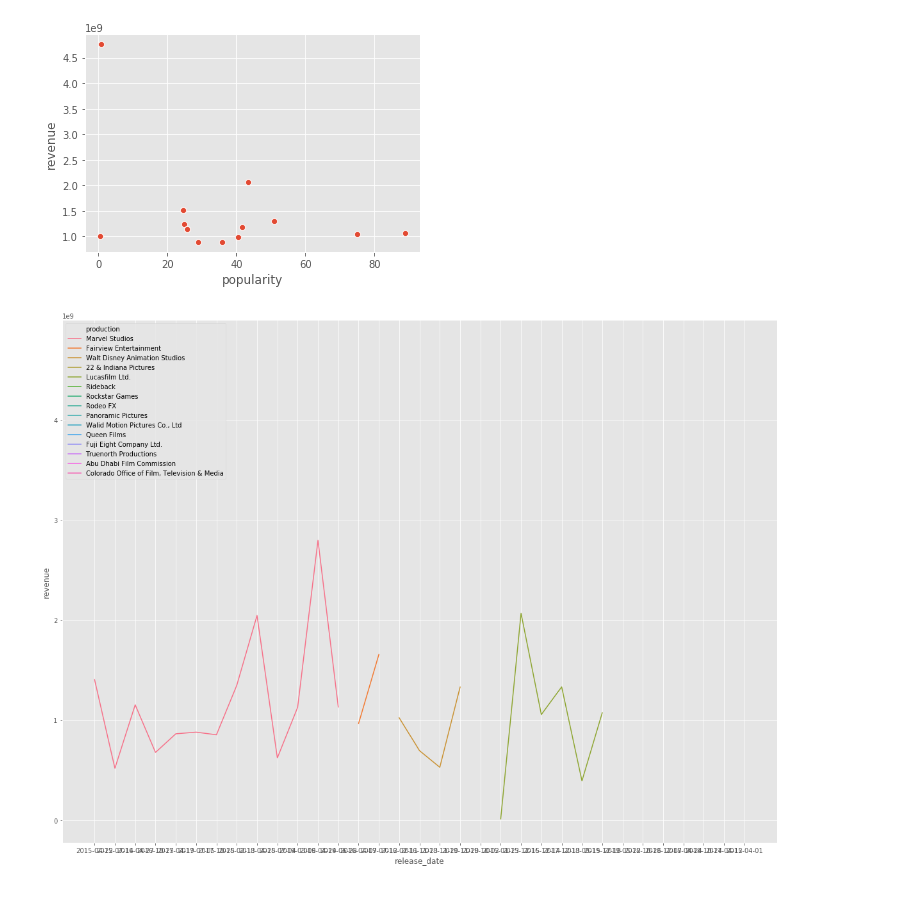
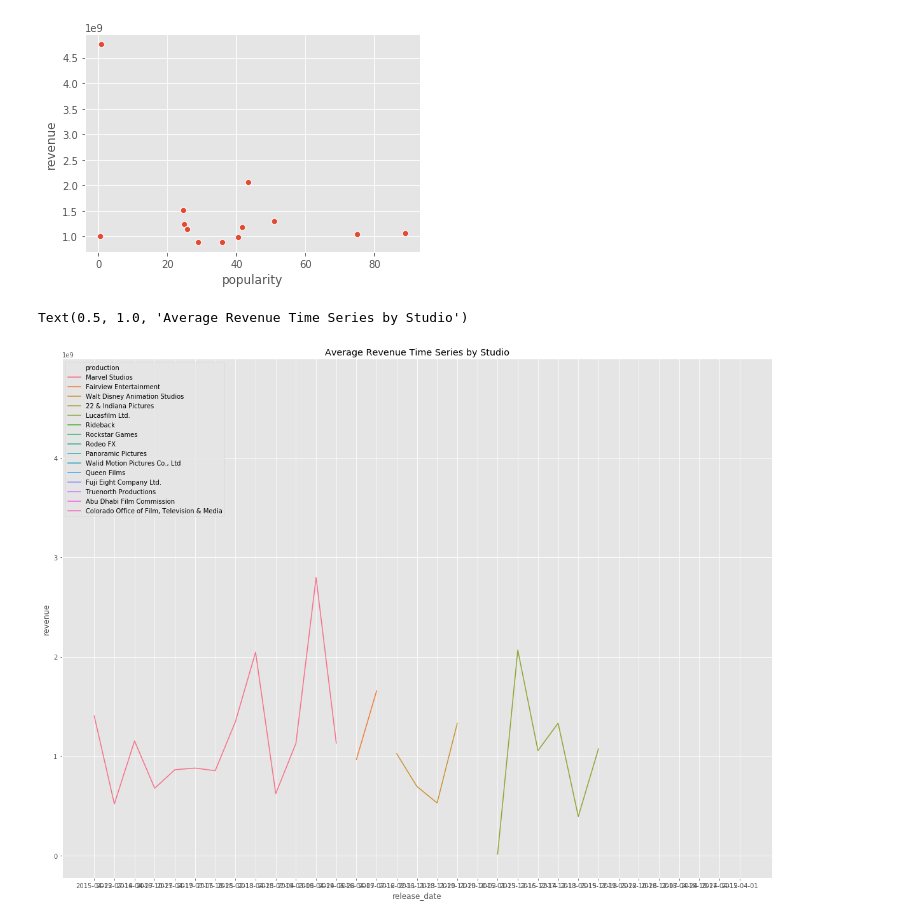
Before and after one commit to bellisor/DS051120-Mod1-Project-Brad-Kenny, a Jupyter notebook: koh_eda.ipynb, the cells around one changed output. Drawn from its saved outputs; the diff is of its cells as text; code cells hidden in the pictures.

Commit message:
add line plot title

```diff
--- a/koh_eda.ipynb
+++ b/koh_eda.ipynb
@@ -175,7 +175,9 @@ ax = sns.scatterplot(x="popularity", y="revenue", data=df3_mean)
 # %%
 time_series = df3.loc[df3.production.isin(df3_mean.index)]
 fig_dims = (20, 15)
 fig, ax = plt.subplots(figsize=fig_dims)
 line_plot = sns.lineplot(x='release_date', y='revenue', hue='production', ax=ax, data=time_series)
+line_plot.set_title('Average Revenue Time Series by Studio')
 # %% [output]
+Text(0.5, 1.0, 'Average Revenue Time Series by Studio')
-[figure, old version]
+[figure, new version]
```
